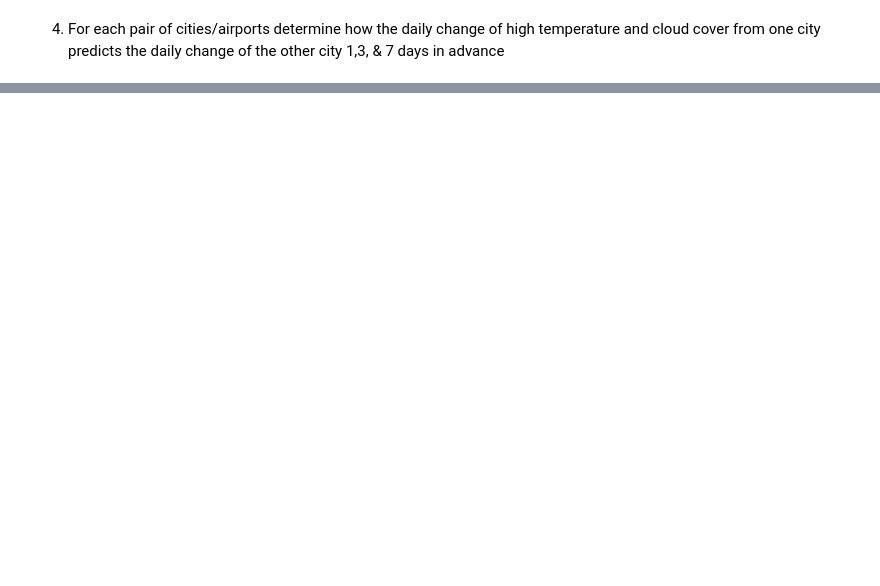
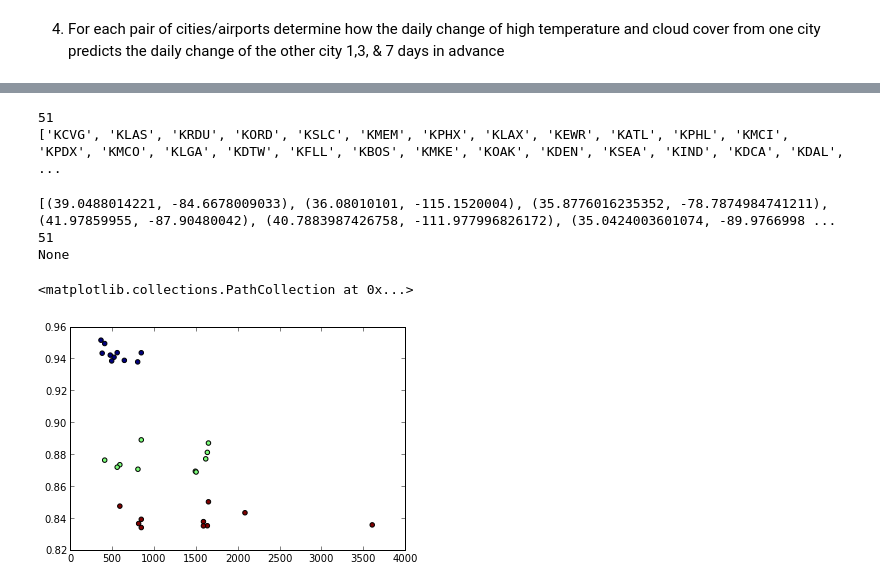
Before and after one commit to smwahl/ay250_swahl, a Jupyter notebook: hw_06/hw_06_analyzeDB.ipynb, the cells around one changed output, grey strips where cells are left out. Drawn from its saved outputs; the diff is of its cells as text; code cells hidden in the pictures; blank space fills up the shorter version.

Commit message:
Completed analysis of database in analyzeDB, generating scatterplots of correlation of max temperature and cloud cover, versus distance and longitude separation between pairs of airports.

```diff
--- a/hw_06/hw_06_analyzeDB.ipynb
+++ b/hw_06/hw_06_analyzeDB.ipynb
@@ -82,6 +45,0 @@ AttributeError: 'str' object has no attribute '_from_objects'
-# %%
-sql_cmd = "SELECT weather.max_temperature as temp, weather.date AS date, airports.city AS city FROM weather JOIN airports ON weather.icao_code = airports.icao_code WHERE airports.icao_code = 'KSFO' "
-result = engine.execute(sql_cmd)
-
-for row in result:
-    print row
@@ -117,0 +190,21 @@ session.query(
+# %%
+import scipy.stats.mstats as mstats
+
+def topIndices(matrix,n):
+    '''Return indices of the top n highest values from a 2darray'''
+    # Rank matrix while masking NaNs
+    ranked = mstats.rankdata(np.ma.masked_invalid(matrix))
+
+    x, y = np.unravel_index(np.argsort(ranked, axis=None), matrix.shape)
+    # Zip together the x and y indices and re-order them from largest to smallest.
+    indices = zip(x, y)[::-1]
+    values = [ matrix[i,j] for i,j in indices ]
+    return indices[:n], values[:n]
+
+# store indicies and values of best correlated pairs (tuples with lists of indices and values)
+top_Ctemp_1 = topIndices(Ctemp_1,10)
+top_Ctemp_3 = topIndices(Ctemp_3,10)
+top_Ctemp_7 = topIndices(Ctemp_7,10)
+top_Ccloud_1 = topIndices(Ccloud_1,10)
+top_Ccloud_3 = topIndices(Ccloud_3,10)
+top_Ccloud_7 = topIndices(Ccloud_7,10)
@@ -117,0 +264,33 @@ session.query(
+# %%
+print len(airport_keys)
+len(airport_coords)
+print airport_keys
+# %% [output]
+51
+['KCVG', 'KLAS', 'KRDU', 'KORD', 'KSLC', 'KMEM', 'KPHX', 'KLAX', 'KEWR', 'KATL', 'KPHL', 'KMCI', 'KPDX', 'KMCO', 'KLGA', 'KDTW', 'KFLL', 'KBOS', 'KMKE', 'KOAK', 'KDEN', 'KSEA', 'KIND', 'KDCA', 'KDAL', ...
+# %%
+print airport_coords
+print len(airport_coords)
+print airport_coords[29]
+# %% [output]
+[(39.0488014221, -84.6678009033), (36.08010101, -115.1520004), (35.8776016235352, -78.7874984741211), (41.97859955, -87.90480042), (40.7883987426758, -111.977996826172), (35.0424003601074, -89.9766998 ...
+51
+None
+# %%
+# temperature correlation plots
+import matplotlib.pyplot as plt
+%matplotlib inline
+
+vals = top_Ctemp_1[1] + top_Ctemp_3[1] + top_Ctemp_7[1]
+dists = dist_Ctemp_1 + dist_Ctemp_3 + dist_Ctemp_7
+dlong = dlong_Ctemp_1 + dlong_Ctemp_3 + dlong_Ctemp_7
+dist_colors = [0. for x in dist_Ctemp_1 ] +  [0.5 for x in dist_Ctemp_3 ] + [1. for x in dist_Ctemp_7 ]
+dlong_colors = [0. for x in dlong_Ctemp_1 ] +  [0.5 for x in dlong_Ctemp_3 ] + [1. for x in dlong_Ctemp_7 ]
+
+# temperature correlation versus distance
+plt.close('all')
+plt.figure(1)
+plt.scatter(dists,vals,c=dist_colors)
+# %% [output]
+<matplotlib.collections.PathCollection at 0x...>
+[figure, added]
```
Also changed, not shown: parts of 20 cells of this notebook, 2 other files.
